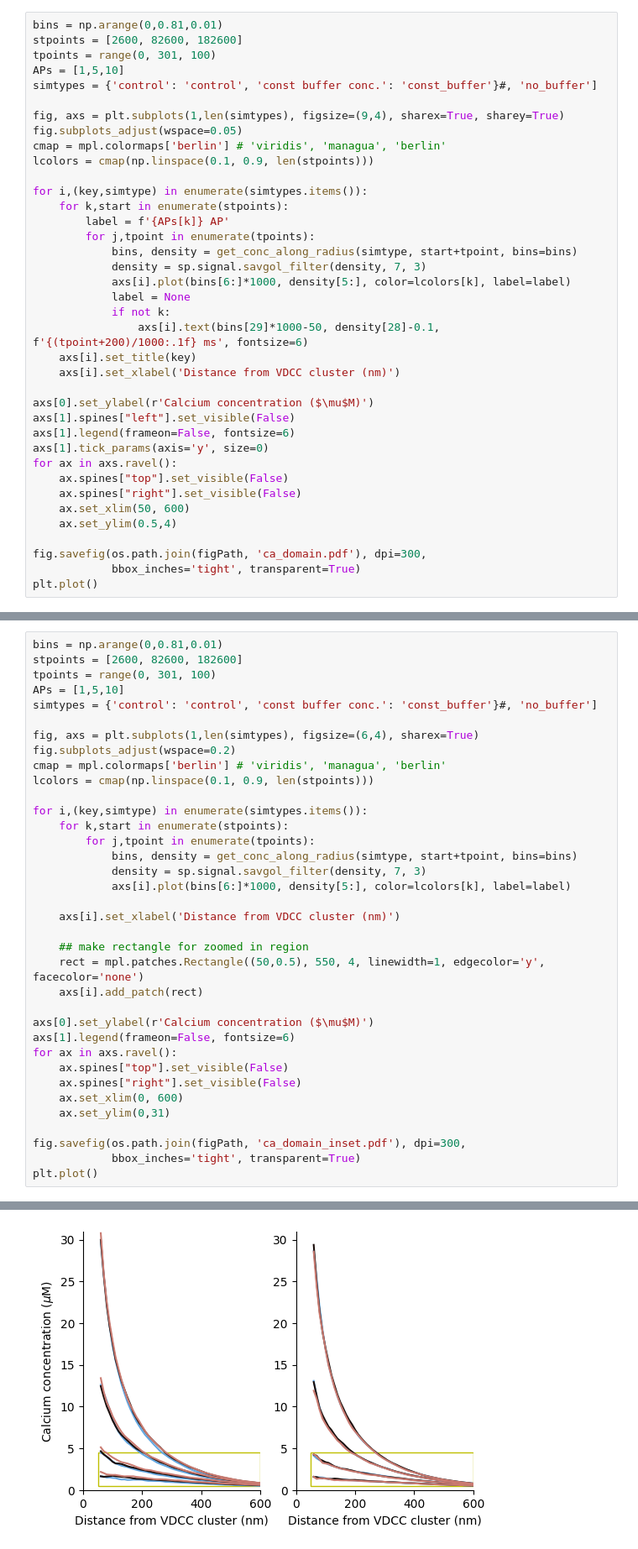
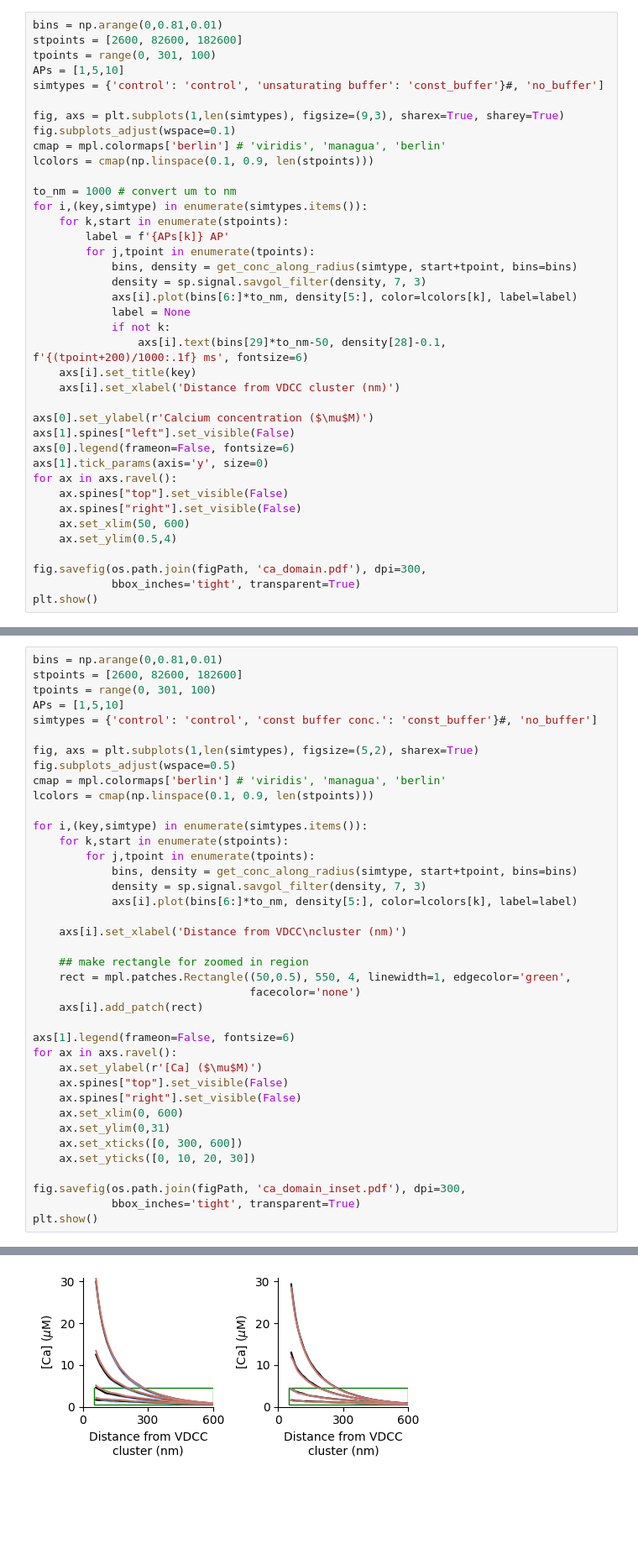
Before and after one commit to nishs1729/MFB, a Jupyter notebook: scripts_plotting/plots_singleAZ.ipynb, the cells around one changed output, grey strips where cells are left out. Shown at 84% size. Cells and saved outputs as stored; diff of their text form; blank space fills up the shorter version.

```diff
--- a/scripts_plotting/plots_singleAZ.ipynb
+++ b/scripts_plotting/plots_singleAZ.ipynb
@@ -46,29 +46,30 @@ bins = np.arange(0,0.81,0.01)
 stpoints = [2600, 82600, 182600]
 tpoints = range(0, 301, 100)
 APs = [1,5,10]
-simtypes = {'control': 'control', 'const buffer conc.': 'const_buffer'}#, 'no_buffer']
+simtypes = {'control': 'control', 'unsaturating buffer': 'const_buffer'}#, 'no_buffer']
 
-fig, axs = plt.subplots(1,len(simtypes), figsize=(9,4), sharex=True, sharey=True)
-fig.subplots_adjust(wspace=0.05)
+fig, axs = plt.subplots(1,len(simtypes), figsize=(9,3), sharex=True, sharey=True)
+fig.subplots_adjust(wspace=0.1)
 cmap = mpl.colormaps['berlin'] # 'viridis', 'managua', 'berlin'
 lcolors = cmap(np.linspace(0.1, 0.9, len(stpoints)))
 
+to_nm = 1000 # convert um to nm
 for i,(key,simtype) in enumerate(simtypes.items()):
     for k,start in enumerate(stpoints):
         label = f'{APs[k]} AP'
         for j,tpoint in enumerate(tpoints):
             bins, density = get_conc_along_radius(simtype, start+tpoint, bins=bins)
             density = sp.signal.savgol_filter(density, 7, 3)
-            axs[i].plot(bins[6:]*1000, density[5:], color=lcolors[k], label=label)
+            axs[i].plot(bins[6:]*to_nm, density[5:], color=lcolors[k], label=label)
             label = None
             if not k:
-                axs[i].text(bins[29]*1000-50, density[28]-0.1, f'{(tpoint+200)/1000:.1f} ms', fontsize=6)
+                axs[i].text(bins[29]*to_nm-50, density[28]-0.1, f'{(tpoint+200)/1000:.1f} ms', fontsize=6)
     axs[i].set_title(key)
     axs[i].set_xlabel('Distance from VDCC cluster (nm)')
 
 axs[0].set_ylabel(r'Calcium concentration ($\mu$M)')
 axs[1].spines["left"].set_visible(False)
-axs[1].legend(frameon=False, fontsize=6)
+axs[0].legend(frameon=False, fontsize=6)
 axs[1].tick_params(axis='y', size=0)
 for ax in axs.ravel():
     ax.spines["top"].set_visible(False)
@@ -78,5 +79,5 @@ for ax in axs.ravel():
 
 fig.savefig(os.path.join(figPath, 'ca_domain.pdf'), dpi=300,
             bbox_inches='tight', transparent=True)
-plt.plot()
+plt.show()
 # %% [output]
@@ -89,8 +89,8 @@ tpoints = range(0, 301, 100)
 APs = [1,5,10]
 simtypes = {'control': 'control', 'const buffer conc.': 'const_buffer'}#, 'no_buffer']
 
-fig, axs = plt.subplots(1,len(simtypes), figsize=(6,4), sharex=True)
-fig.subplots_adjust(wspace=0.2)
+fig, axs = plt.subplots(1,len(simtypes), figsize=(5,2), sharex=True)
+fig.subplots_adjust(wspace=0.5)
 cmap = mpl.colormaps['berlin'] # 'viridis', 'managua', 'berlin'
 lcolors = cmap(np.linspace(0.1, 0.9, len(stpoints)))
 
@@ -99,23 +99,26 @@ for i,(key,simtype) in enumerate(simtypes.items()):
         for j,tpoint in enumerate(tpoints):
             bins, density = get_conc_along_radius(simtype, start+tpoint, bins=bins)
             density = sp.signal.savgol_filter(density, 7, 3)
-            axs[i].plot(bins[6:]*1000, density[5:], color=lcolors[k], label=label)
+            axs[i].plot(bins[6:]*to_nm, density[5:], color=lcolors[k], label=label)
 
-    axs[i].set_xlabel('Distance from VDCC cluster (nm)')
+    axs[i].set_xlabel('Distance from VDCC\ncluster (nm)')
 
     ## make rectangle for zoomed in region
-    rect = mpl.patches.Rectangle((50,0.5), 550, 4, linewidth=1, edgecolor='y', facecolor='none')
+    rect = mpl.patches.Rectangle((50,0.5), 550, 4, linewidth=1, edgecolor='green',
+                                 facecolor='none')
     axs[i].add_patch(rect)
 
-axs[0].set_ylabel(r'Calcium concentration ($\mu$M)')
 axs[1].legend(frameon=False, fontsize=6)
 for ax in axs.ravel():
+    ax.set_ylabel(r'[Ca] ($\mu$M)')
     ax.spines["top"].set_visible(False)
     ax.spines["right"].set_visible(False)
     ax.set_xlim(0, 600)
     ax.set_ylim(0,31)
+    ax.set_xticks([0, 300, 600])
+    ax.set_yticks([0, 10, 20, 30])
 
 fig.savefig(os.path.join(figPath, 'ca_domain_inset.pdf'), dpi=300,
             bbox_inches='tight', transparent=True)
-plt.plot()
+plt.show()
 # %% [output]
@@ -123 +125 @@ plt.plot()
-[figure, old version]
+[figure, new version]
```
Also changed, not shown: parts of 28 cells of this notebook, 5 other files.
